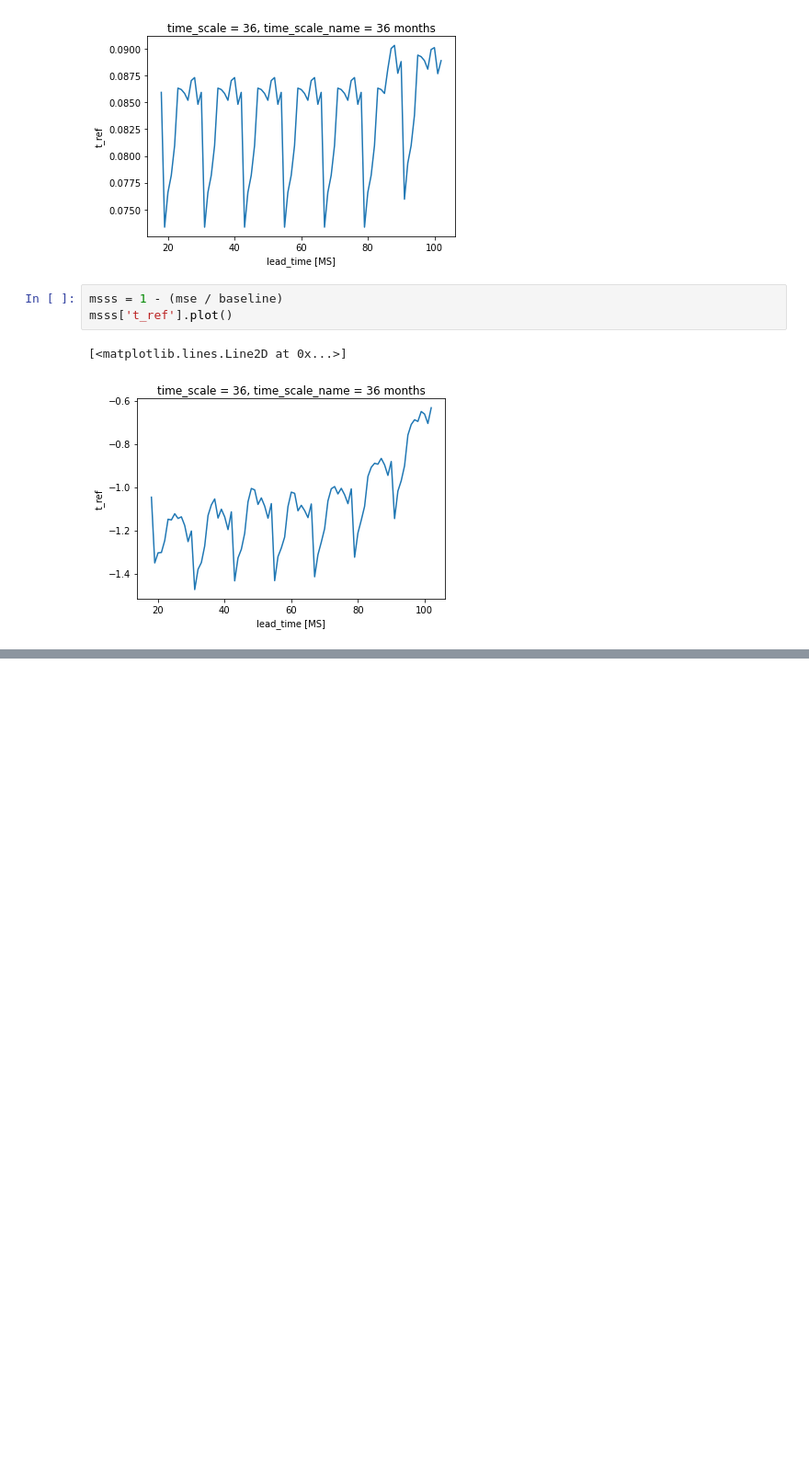
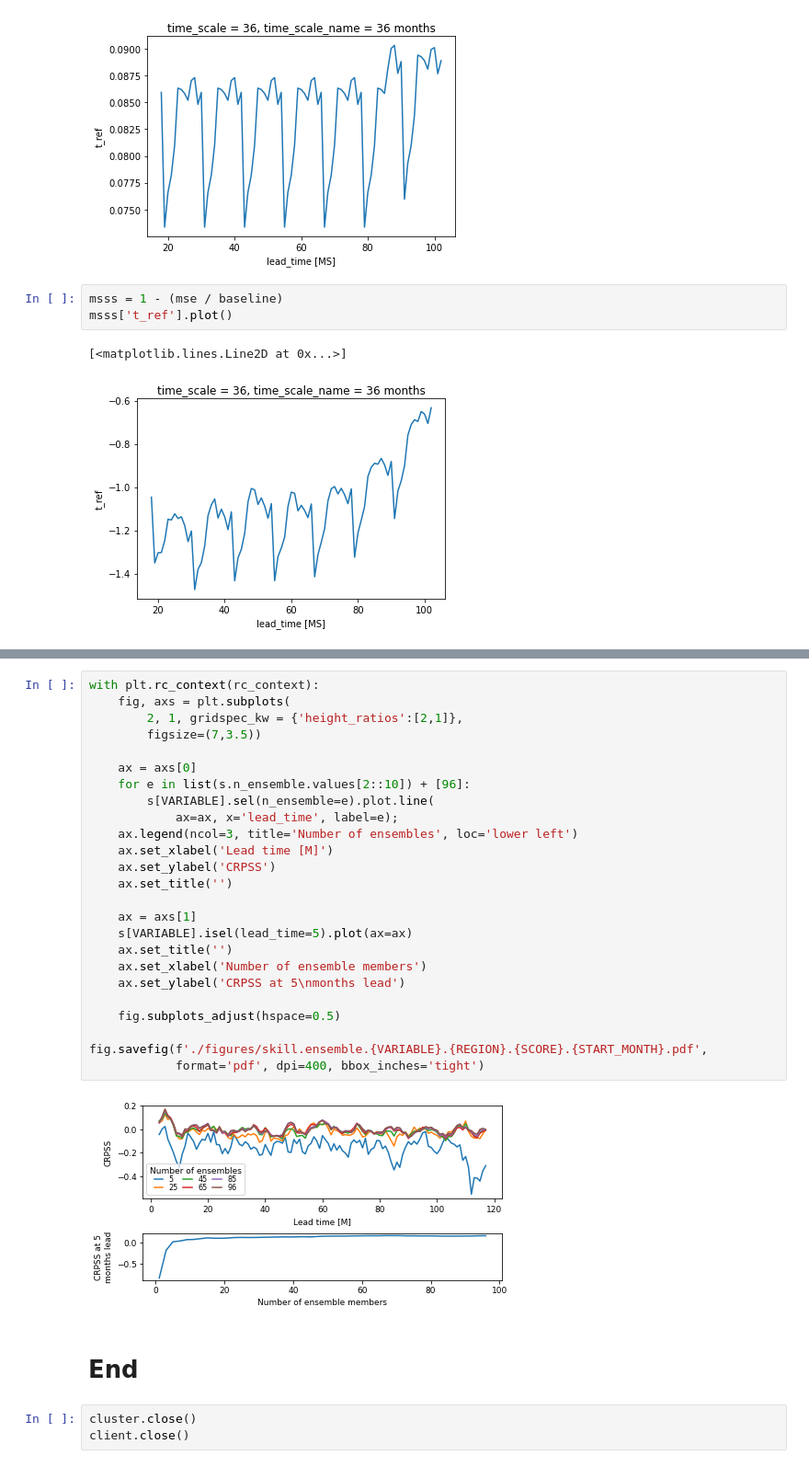
Before and after one commit to dougiesquire/hydro_tasmania, a Jupyter notebook: 2020/1.0_assess_skill.ipynb, the cells around one changed output, grey strips where cells are left out. Shown at 92% size. Cells and saved outputs as stored; diff of their text form; blank space fills up the shorter version.

```diff
--- a/2020/1.0_assess_skill.ipynb
+++ b/2020/1.0_assess_skill.ipynb
@@ -470,0 +629,32 @@ msss['t_ref'].plot()
+# %%
+with plt.rc_context(rc_context):
+    fig, axs = plt.subplots(
+        2, 1, gridspec_kw = {'height_ratios':[2,1]},
+        figsize=(7,3.5))
+
+    ax = axs[0]
+    for e in list(s.n_ensemble.values[2::10]) + [96]:
+        s[VARIABLE].sel(n_ensemble=e).plot.line(
+            ax=ax, x='lead_time', label=e);
+    ax.legend(ncol=3, title='Number of ensembles', loc='lower left')
+    ax.set_xlabel('Lead time [M]')
+    ax.set_ylabel('CRPSS')
+    ax.set_title('')
+
+    ax = axs[1]
+    s[VARIABLE].isel(lead_time=5).plot(ax=ax)
+    ax.set_title('')
+    ax.set_xlabel('Number of ensemble members')
+    ax.set_ylabel('CRPSS at 5\nmonths lead')
+
+    fig.subplots_adjust(hspace=0.5)
+
+fig.savefig(f'./figures/skill.ensemble.{VARIABLE}.{REGION}.{SCORE}.{START_MONTH}.pdf',
+            format='pdf', dpi=400, bbox_inches='tight')
+# %% [output]
+[figure, added]
+# %% [markdown]
+# End
+# %%
+cluster.close()
+client.close()
```
Also changed, not shown: parts of 13 cells of this notebook, 2 other files.
